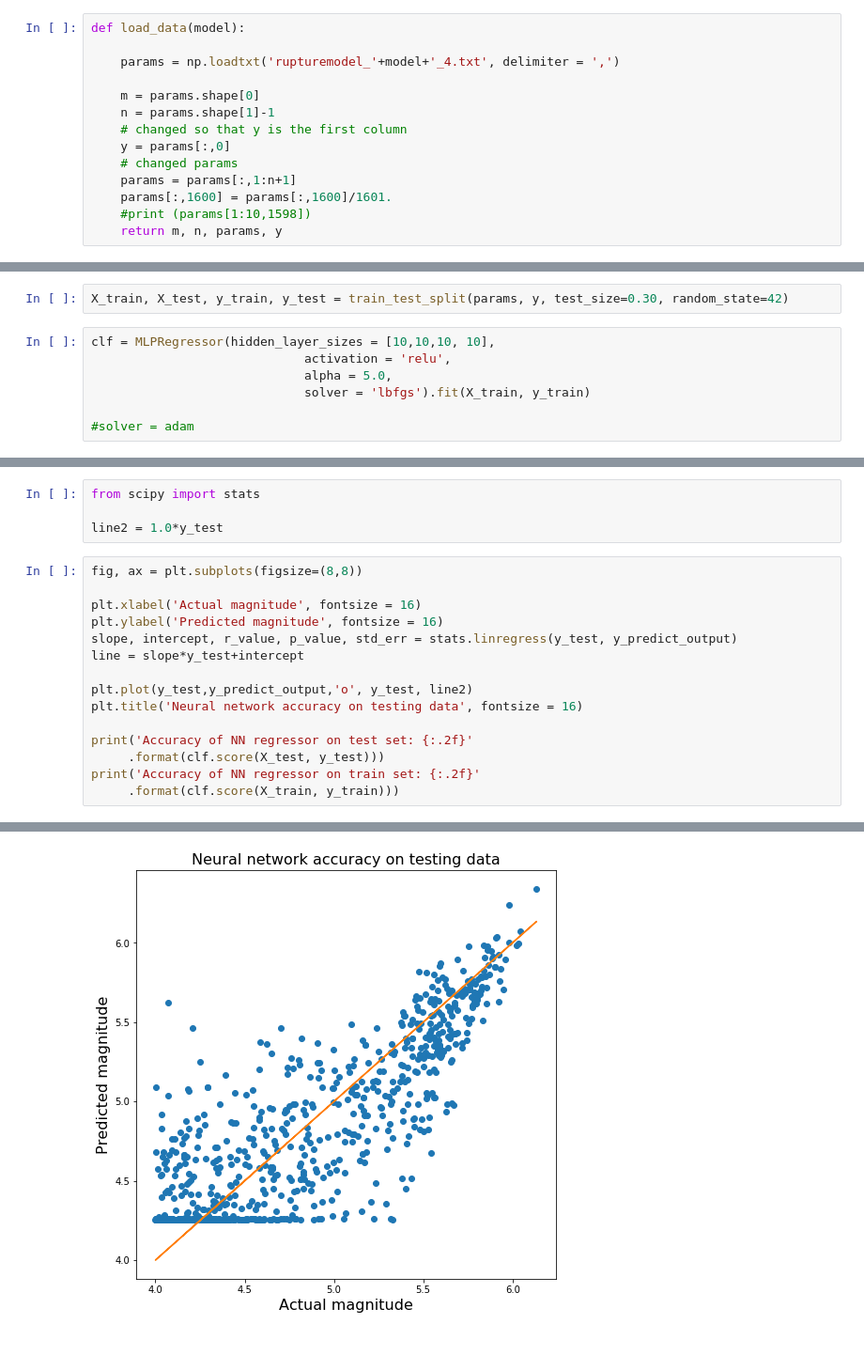
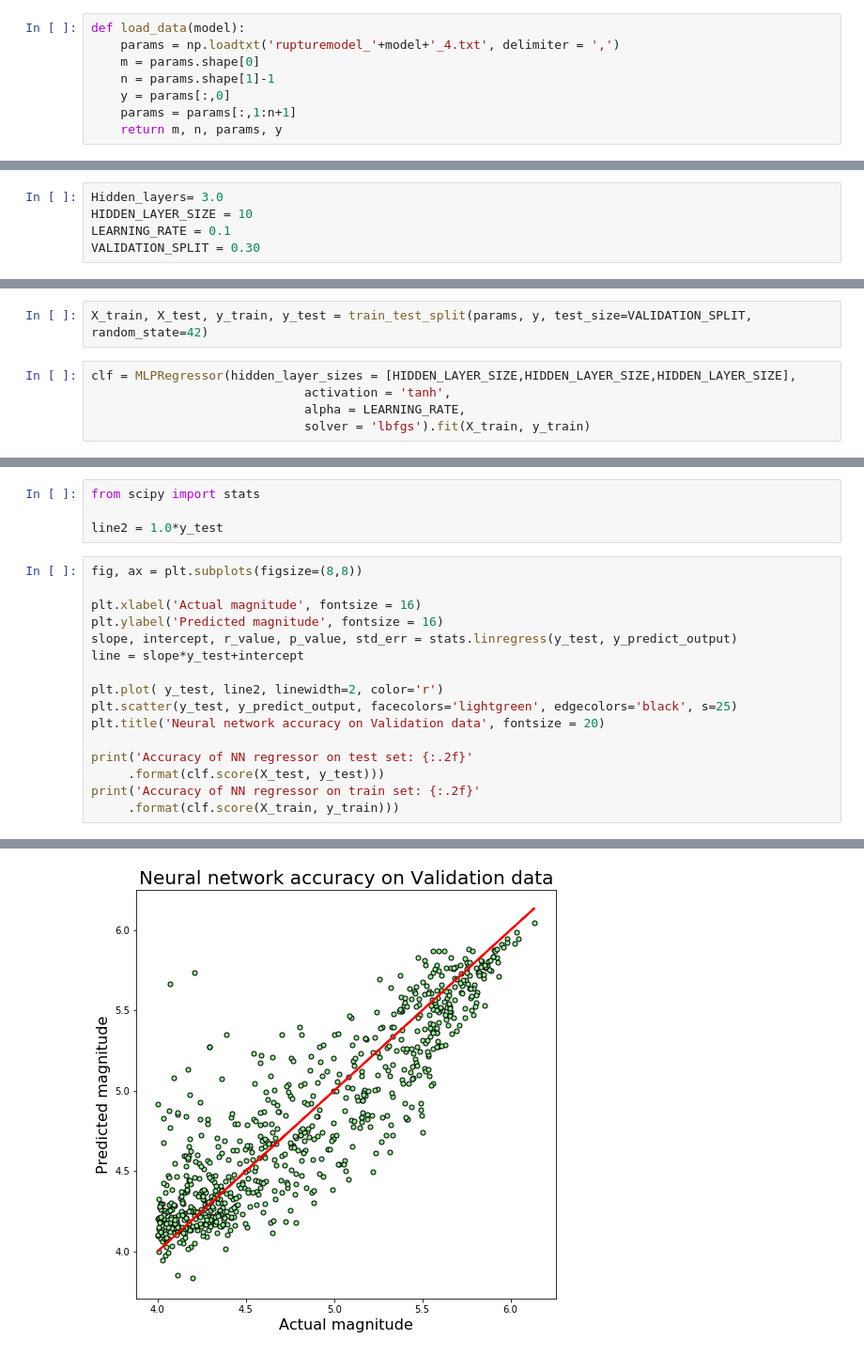
Before and after one commit to ksaslam/earthquake_Mag_by_Modeling_ML, a Jupyter notebook: regression_problem.ipynb, the cells around one changed output, grey strips where cells are left out. Shown: that part at 94% size. Drawn from its saved outputs; the diff is of its cells as text.

```diff
--- a/regression_problem.ipynb
+++ b/regression_problem.ipynb
@@ -10,14 +16,8 @@ from sklearn.model_selection import train_test_split
 # %%
 def load_data(model):
-
     params = np.loadtxt('rupturemodel_'+model+'_4.txt', delimiter = ',')
-
     m = params.shape[0]
     n = params.shape[1]-1
-    # changed so that y is the first column
     y = params[:,0]
-    # changed params
     params = params[:,1:n+1]
-    params[:,1600] = params[:,1600]/1601.
-    #print (params[1:10,1598])
     return m, n, params, y
@@ -45,0 +69,5 @@ print(train_mean[4])
+# %%
+Hidden_layers= 3.0
+HIDDEN_LAYER_SIZE = 10
+LEARNING_RATE = 0.1
+VALIDATION_SPLIT = 0.30
@@ -46,9 +76,7 @@ print(train_mean[4])
 # %%
-X_train, X_test, y_train, y_test = train_test_split(params, y, test_size=0.30, random_state=42)
+X_train, X_test, y_train, y_test = train_test_split(params, y, test_size=VALIDATION_SPLIT, random_state=42)
 # %%
-clf = MLPRegressor(hidden_layer_sizes = [10,10,10, 10],
-                             activation = 'relu',
-                             alpha = 5.0,
+clf = MLPRegressor(hidden_layer_sizes = [HIDDEN_LAYER_SIZE,HIDDEN_LAYER_SIZE,HIDDEN_LAYER_SIZE],
+                             activation = 'tanh',
+                             alpha = LEARNING_RATE,
                              solver = 'lbfgs').fit(X_train, y_train)
-
-#solver = adam
@@ -66,8 +96,9 @@ plt.ylabel('Predicted magnitude', fontsize = 16)
 slope, intercept, r_value, p_value, std_err = stats.linregress(y_test, y_predict_output)
 line = slope*y_test+intercept
 
-plt.plot(y_test,y_predict_output,'o', y_test, line2)
-plt.title('Neural network accuracy on testing data', fontsize = 16)
+plt.plot( y_test, line2, linewidth=2, color='r')
+plt.scatter(y_test, y_predict_output, facecolors='lightgreen', edgecolors='black', s=25)
+plt.title('Neural network accuracy on Validation data', fontsize = 20)
 
 print('Accuracy of NN regressor on test set: {:.2f}'
      .format(clf.score(X_test, y_test)))
@@ -79 +110 @@ Accuracy of NN regressor on train set: 0.80
-[figure, old version]
+[figure, new version]
```
Also changed, not shown: parts of 26 cells of this notebook.
